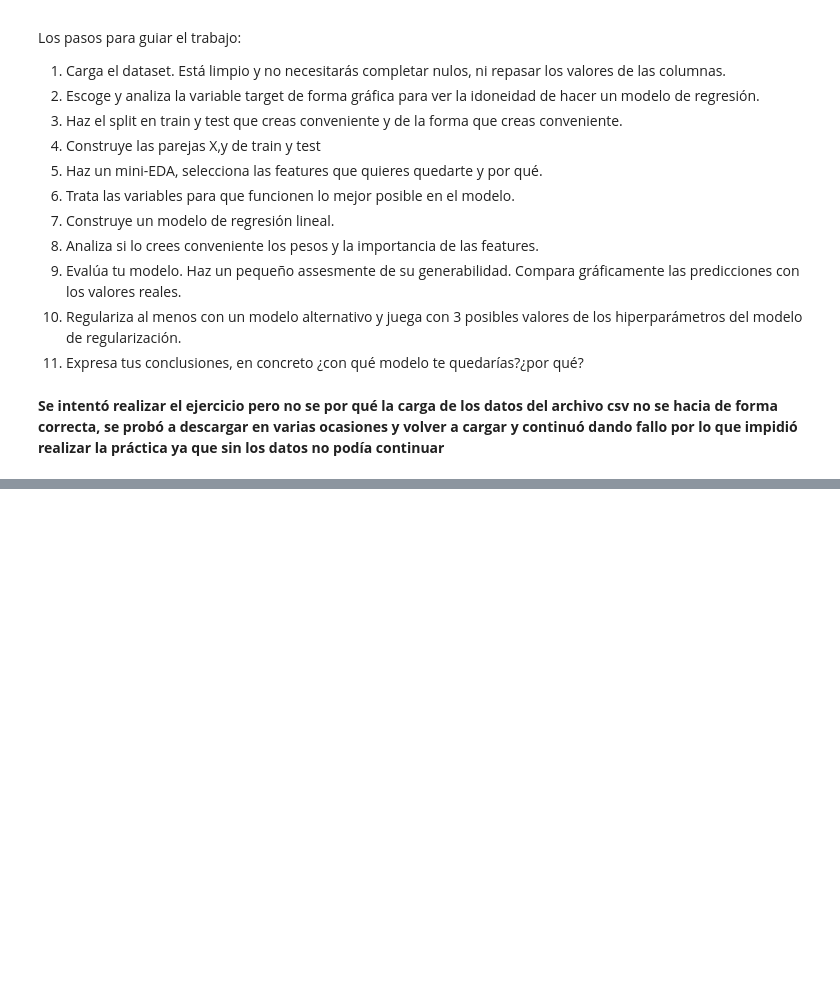
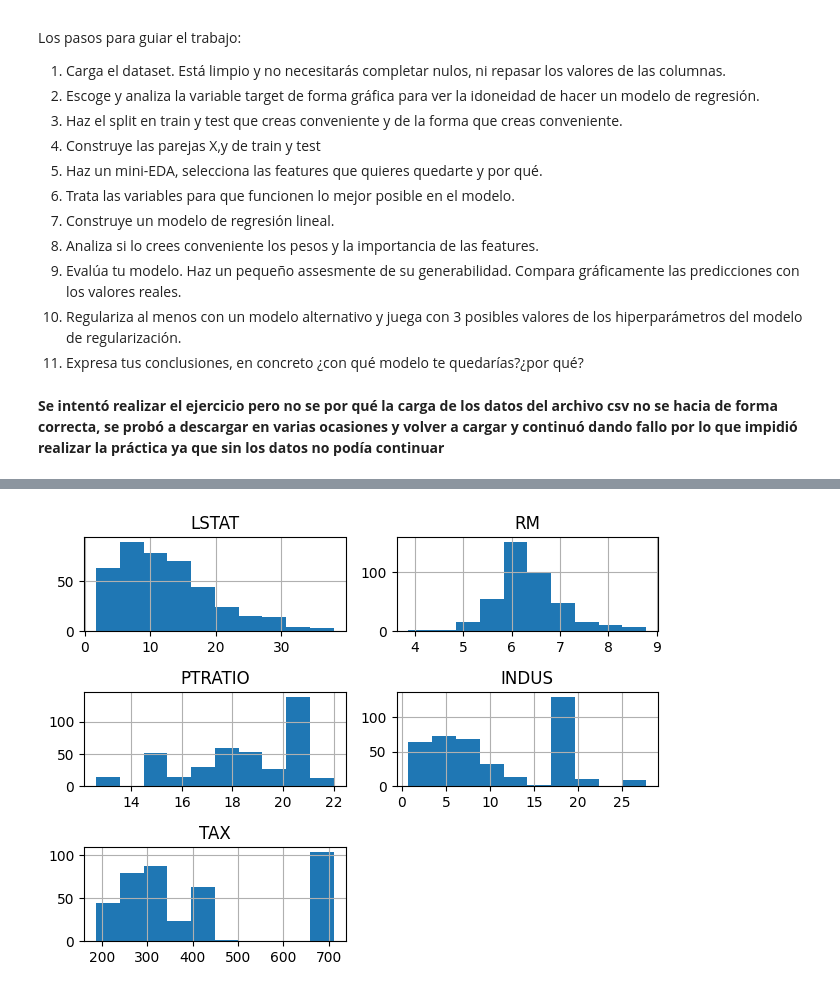
Before and after one commit to Adrinebr/ONLINE_DS_THEBRIDGE_ADRINEBR, a Jupyter notebook: 18_Practica_Obligatoria_Regresion_Lineal_y_Regularización.ipynb, the cells around one changed output, grey strips where cells are left out. Cells and saved outputs as stored; diff of their text form; code cells hidden in the pictures; blank space fills up the shorter version.

```diff
--- a/18_Practica_Obligatoria_Regresion_Lineal_y_Regularización.ipynb
+++ b/18_Practica_Obligatoria_Regresion_Lineal_y_Regularización.ipynb
@@ -132,0 +110,9 @@ df_eda = ['ZN','INDUS','NOX', 'RM', 'DIS', 'TAX']
+# %%
+
+features = ["LSTAT", "RM", "PTRATIO", "INDUS", "TAX"]
+# %%
+
+train_set[features].hist()
+plt.tight_layout()
+# %% [output]
+[figure, added]
```
Also changed, not shown: parts of 35 cells of this notebook.
